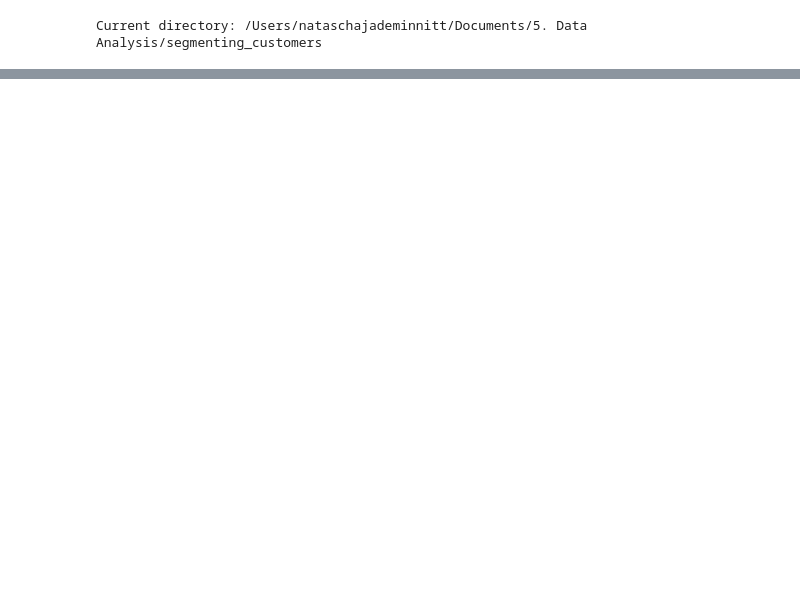
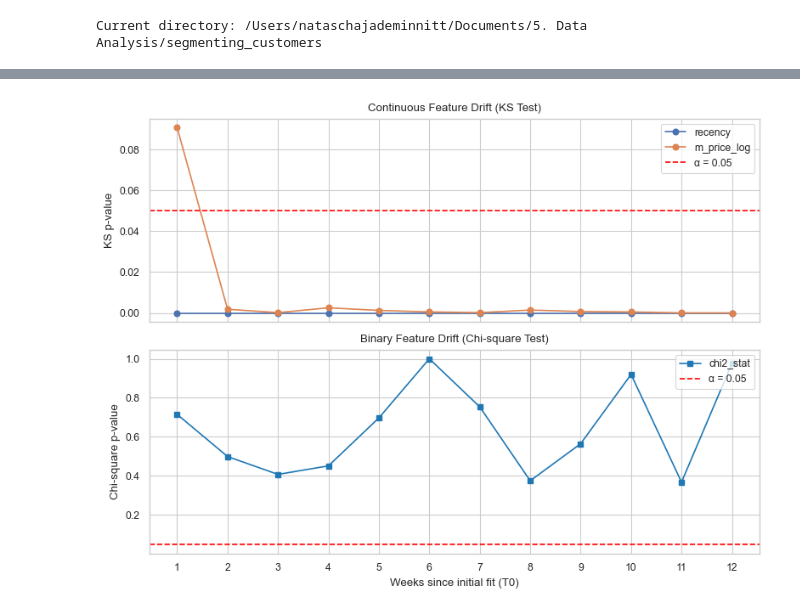
Before and after one commit to nataschaminnitt/segmenting_customers, a Jupyter notebook: notebooks/P5 notebook simulation.ipynb, the cells around one changed output, grey strips where cells are left out. Saved outputs shown, nothing was run; the diff lists cells and outputs as text; code cells hidden in the pictures; blank space fills up the shorter version.

```diff
--- a/notebooks/P5 notebook simulation.ipynb
+++ b/notebooks/P5 notebook simulation.ipynb
@@ -147,0 +63,10 @@ for i in range(6):
+# %%
+# Parse timestamps
+df['order_purchase_timestamp'] = pd.to_datetime(df['order_purchase_timestamp'])
+
+T0 = df['order_purchase_timestamp'].max()
+
+df['weeks_since'] = ((T0 - df['order_purchase_timestamp'])
+                     .dt.total_seconds()
+                   / (7*24*3600)) \
+                    .round().astype(int)
@@ -147,0 +134,15 @@ for i in range(6):
+# %%
+def chi2_drift_tests(df, feature, max_week=12):
+    """
+    Perform chi-square tests for binary feature drift.
+    """
+    base = df[df['weeks_since'] == 0][feature].value_counts().sort_index().reindex([0,1], fill_value=0)
+    chi_results = []
+    for w in range(1, min(df['weeks_since'].max(), max_week) + 1):
+        comp = (df[df['weeks_since'] == w][feature]
+                .value_counts().sort_index()
+                .reindex([0,1], fill_value=0))
+        table = pd.DataFrame({'week0': base, f'week{w}': comp})
+        chi2, p, dof, expected = chi2_contingency(table.values)
+        chi_results.append({'week': w, 'chi2_stat': chi2, 'p_value': p})
+    return pd.DataFrame(chi_results).set_index('week')
@@ -147,0 +183,11 @@ for i in range(6):
+# %%
+features = ['recency', 'f_returning', 'm_price_log']
+
+X = df[features].values
+scaler = StandardScaler().fit(X)
+X_scaled = scaler.transform(X)
+
+best_k = 4
+
+km0 = KMeans(n_clusters=best_k, random_state=42).fit(X_scaled)
+df['cluster0'] = km0.labels_
@@ -147,0 +212,10 @@ for i in range(6):
+# %%
+# Chi2 drift
+df_chi = chi2_drift_tests(df, 'f_returning', max_week=12)
+
+# KS drift
+df_ks  = ks_drift_tests(df, ['recency','m_price_log'], max_week=12)
+
+plot_feature_drift(df_ks, df_chi, max_week=12)
+# %% [output]
+[figure, added]
```
Also changed, not shown: parts of 28 cells of this notebook, 2 other files.
